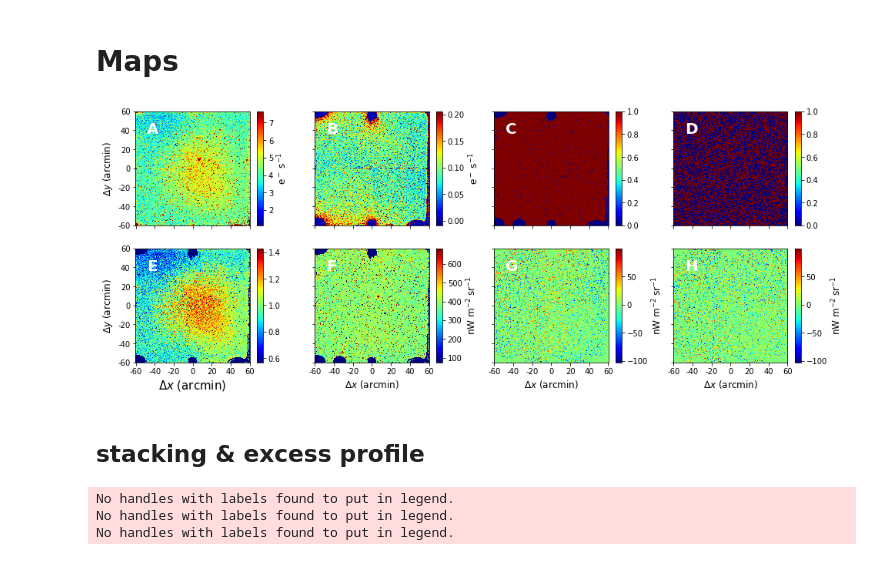
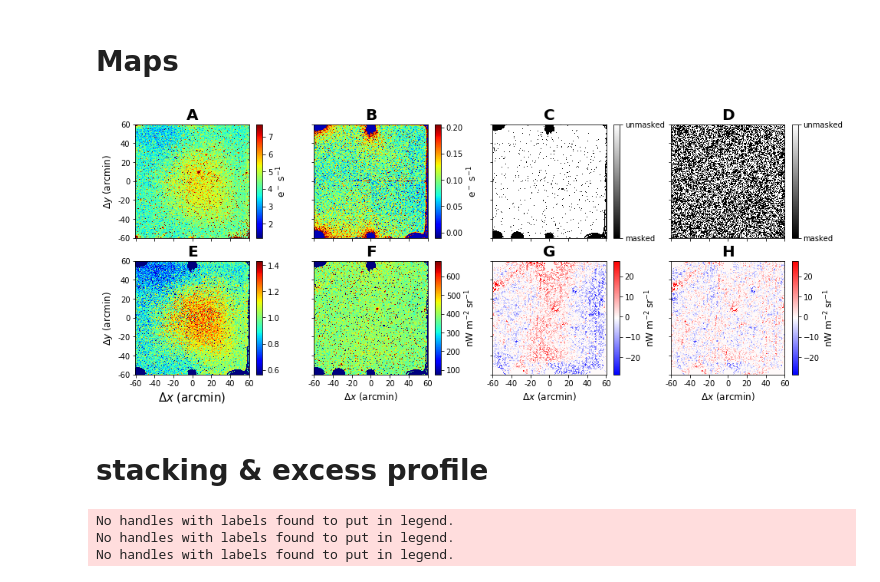
Before and after one commit to yuntingcheng/python_ciber, a Jupyter notebook: stack_modelfit/paperfigs.ipynb, the cells around one changed output. Cells and saved outputs as stored; diff of their text form; code cells hidden in the pictures.

```diff
--- a/stack_modelfit/paperfigs.ipynb
+++ b/stack_modelfit/paperfigs.ipynb
@@ -35,7 +35,8 @@ for ifield in [4,5,6,7,8]:
         axi.set_yticks(pixticks)
         axi.set_yticklabels(pixtick_labels, fontsize=10)
         axi.set_ylabel(r"$\Delta y$ (arcmin)", fontsize=12)
-        axi.text(100,823,'A',fontsize=20, color='white', weight='bold')
+        axi.set_title('A', fontsize=20, weight='bold')
+#         axi.text(100,823,'A',fontsize=20, color='white', weight='bold')
 
         axi = ax[0][1]
         p = imageclip(DCmap*apf2eps, ax=axi, return_objects=True)
@@ -44,23 +45,30 @@ for ifield in [4,5,6,7,8]:
         axi.set_xticklabels(['']*len(pixticks), fontsize=10)
         axi.set_yticks(pixticks)
         axi.set_yticklabels(['']*len(pixticks), fontsize=10)
-        axi.text(100,823,'B',fontsize=20, color='white', weight='bold')
+        axi.set_title('B', fontsize=20, weight='bold')
+#         axi.text(100,823,'B',fontsize=20, color='white', weight='bold')
 
         axi = ax[0][2]
-        p = imageclip(mask_inst, ax=axi, return_objects=True)
+        p = imageclip(mask_inst, ax=axi, return_objects=True, cmap='gist_gray', cbar=False)
+        cbar = plt.colorbar(p['p'], ticks=[0,1], ax=ax[0][2])
+        cbar.ax.set_yticklabels(['masked', 'unmasked'])
         axi.set_xticks(pixticks)
         axi.set_xticklabels(['']*len(pixticks), fontsize=10)
         axi.set_yticks(pixticks)
         axi.set_yticklabels(['']*len(pixticks), fontsize=10)
-        axi.text(100,823,'C',fontsize=20, color='white', weight='bold')
+        axi.set_title('C', fontsize=20, weight='bold')
+#         axi.text(100,823,'C',fontsize=20, color='yellowgreen', weight='bold')
 
         axi = ax[0][3]
-        p = imageclip(strmask, ax=axi, return_objects=True)
+        p = imageclip(strmask, ax=axi, return_objects=True, cmap='gist_gray', cbar=False)
+        cbar = plt.colorbar(p['p'], ticks=[0,1], ax=ax[0][3])
+        cbar.ax.set_yticklabels(['masked', 'unmasked'])
         axi.set_xticks(pixticks)
         axi.set_xticklabels(['']*len(pixticks), fontsize=10)
         axi.set_yticks(pixticks)
         axi.set_yticklabels(['']*len(pixticks), fontsize=10)
-        axi.text(100,823,'D',fontsize=20, color='white', weight='bold')
+        axi.set_title('D', fontsize=20, weight='bold')
+#         axi.text(100,823,'D',fontsize=20, color='yellowgreen', weight='bold')
 
         axi = ax[1][0]
         p = imageclip(FF, ax=axi, return_objects=True)
@@ -70,48 +78,55 @@ for ifield in [4,5,6,7,8]:
         axi.set_yticks(pixticks)
         axi.set_yticklabels(pixtick_labels, fontsize=10)
         axi.set_ylabel(r"$\Delta y$ (arcmin)", fontsize=12)
-        axi.text(100,823,'E',fontsize=20, color='white', weight='bold')
+        axi.set_title('E', fontsize=20, weight='bold')
+#         axi.text(100,823,'E',fontsize=20, color='white', weight='bold')
 
         axi = ax[1][2]
-        p = imageclip(cbmap*mask_inst*strmask, ax=axi, return_objects=True)
+        unfilt_sm = image_smooth_gauss(cbmap*mask_inst*strmask)
+        p = imageclip(unfilt_sm, ax=axi, return_objects=True, cmap='bwr')
         p['cbar'].ax.set_ylabel(r'nW m$^{-2}$ sr$^{-1}$', rotation=90, fontsize=12)
         axi.set_xticks(pixticks)
         axi.set_xticklabels(pixtick_labels, fontsize=10)
         axi.set_xlabel(r"$\Delta x$ (arcmin)", fontsize=12)
         axi.set_yticks(pixticks)
         axi.set_yticklabels(['']*len(pixticks), fontsize=10)
-        axi.text(100,823,'G',fontsize=20, color='white', weight='bold')
+        axi.set_title('G', fontsize=20, weight='bold')
+#         axi.text(100,823,'G',fontsize=20, color='yellowgreen', weight='bold')
 
         axi = ax[1][3]
         filtmap = image_poly_filter(cbmap, strmask*mask_inst, degree=filt_order)
-        p = imageclip(filtmap*mask_inst*strmask, ax=axi,
-                      vmin=p['vmin'], vmax=p['vmax'],return_objects=True)
+        filt_sm = image_smooth_gauss(filtmap*mask_inst*strmask)
+        p = imageclip(filt_sm, ax=axi,
+                      vmin=p['vmin'], vmax=p['vmax'],return_objects=True, cmap='bwr')
         p['cbar'].ax.set_ylabel(r'nW m$^{-2}$ sr$^{-1}$', rotation=90, fontsize=12)
         axi.set_xticks(pixticks)
         axi.set_xticklabels(pixtick_labels, fontsize=10)
         axi.set_xlabel(r"$\Delta x$ (arcmin)", fontsize=12)
         axi.set_yticks(pixticks)
         axi.set_yticklabels(['']*len(pixticks), fontsize=10)
-        axi.text(100,823,'H',fontsize=20, color='white', weight='bold')
+        axi.set_title('H', fontsize=20, weight='bold')
+#         axi.text(100,823,'H',fontsize=20, color='yellowgreen', weight='bold')
 
         axi = ax[1][1]
         meanmap = np.mean(mapin[mask_inst*strmask==1])*apf2nWpm2psr
+        p = imageclip(cbmap*mask_inst*strmask, ax=axi, return_objects=True,cbar=False)
         p = imageclip(mapin*mask_inst*apf2nWpm2psr, ax=axi,
                       vmin=3*p['vmin']+meanmap, vmax=3*p['vmax']+meanmap,return_objects=True)
         p['cbar'].ax.set_ylabel(r'nW m$^{-2}$ sr$^{-1}$', rotation=90, fontsize=12)
         axi.set_xticks(pixticks)
         axi.set_xticklabels(pixtick_labels, fontsize=10)
         axi.set_xlabel(r"$\Delta x$ (arcmin)", fontsize=12)
         axi.set_yticks(pixticks)
         axi.set_yticklabels(['']*len(pixticks), fontsize=10)
-        axi.text(100,823,'F',fontsize=20, color='white', weight='bold')
+        axi.set_title('F', fontsize=20, weight='bold')
+#         axi.text(100,823,'F',fontsize=20, color='white', weight='bold')
 
         plt.savefig('plots/paperfig/maps_TM%d_%s.pdf'%(inst, fieldnamedict[ifield]),
                     dpi = 100, bbox_inches='tight')
 # %% [output]
-[figure, old version]
+[figure, new version]
 # %% [markdown]
-##  stacking & excess profile
+# stacking & excess profile
 # %%
 from stack import *
 
```
Also changed, not shown: parts of 9 cells of this notebook, 2 other files.
